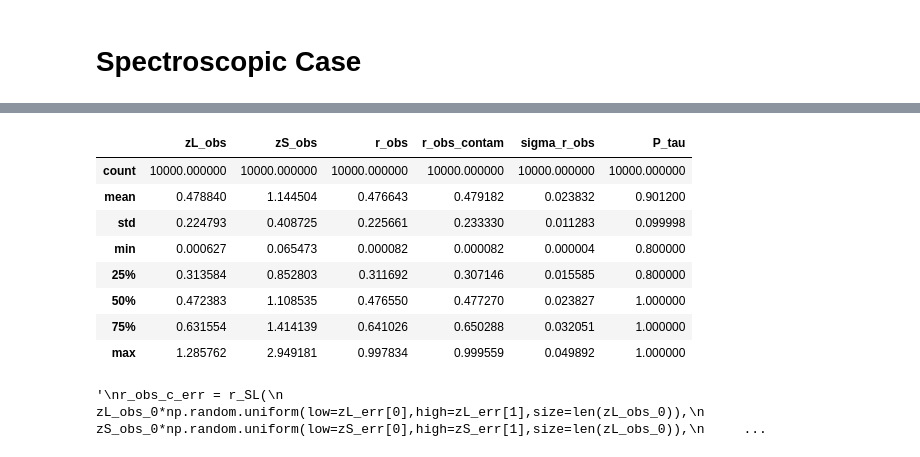
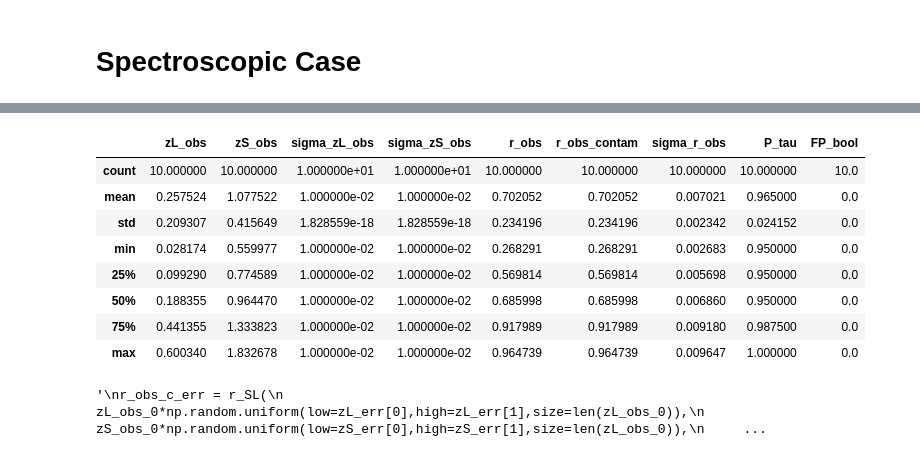
Before and after one commit to P-1884/COSMIC-BEAMS, a Jupyter notebook: spectroscopic.ipynb, the cells around one changed output, grey strips where cells are left out. Saved outputs shown, nothing was run; the diff lists cells and outputs as text; code cells hidden in the pictures.

```diff
--- a/spectroscopic.ipynb
+++ b/spectroscopic.ipynb
@@ -77,59 +96,61 @@ done
 
 repeat_0=True
 
-N_obs = 10000
+N_obs = 10
 zL_obs_0 = []
 zS_obs_0 = []
 repeat_0=True
 while repeat_0:
-    zL_obs_i = truncnorm(-2,np.inf,loc=0.5,scale = 0.25).rvs(size=10*N_obs)
-    zS_obs_i = truncnorm(-2,np.inf,loc=1,scale=0.5).rvs(size=10*N_obs)
+    #Have changed the means of these from (0.5,1) to (0.4,0.8).
+    zL_obs_i = truncnorm(-2,np.inf,loc=0.4,scale = 0.2).rvs(size=10*N_obs)
+    zS_obs_i = truncnorm(-2,np.inf,loc=0.8,scale=0.4).rvs(size=10*N_obs)
     valid_bool = zL_obs_i<zS_obs_i
     zL_obs_i=zL_obs_i[valid_bool]
     zS_obs_i=zS_obs_i[valid_bool]
     if len(zL_obs_i)>=N_obs:
         zL_obs_0 = zL_obs_i[0:N_obs]
         zS_obs_0 = zS_obs_i[0:N_obs]
         assert len(zL_obs_0)==N_obs;assert len(zS_obs_0)==N_obs
         repeat_0=False
 
-Om_fid = 0.3;Ode_fid = 0.7;H0_fid = 70;w_fid = -1.0
+Om_fid = 0.2;Ode_fid = 0.8;H0_fid = 70;w_fid = -1.0
 
 cosmo_type = 'wCDM'
 '''
 NOTE: I think this may currently be incorrect - r_obs_0 should be measured from theta_E and vel_disp, rather than redshifts?
 '''
 if cosmo_type == 'wCDM': r_obs_0 = r_SL(zL_obs_0,zS_obs_0,wCDM(H0=H0_fid,Om0=Om_fid,Ode0=Ode_fid,w0=w_fid))
 if cosmo_type == 'FlatwCDM': r_obs_0 = r_SL(zL_obs_0,zS_obs_0,FlatwCDM(H0=H0_fid,Om0=Om_fid,w0=w_fid))
 if cosmo_type == 'LambdaCDM': r_obs_0 = r_SL(zL_obs_0,zS_obs_0,LambdaCDM(H0=H0_fid,Om0=Om_fid,Ode0=Ode_fid))
 if cosmo_type == 'FlatLambdaCDM': r_obs_0 = r_SL(zL_obs_0,zS_obs_0,FlatLambdaCDM(H0=H0_fid,Om0=Om_fid))
 
 #Breaking the measurements of r_obs if the object is contaminated:
-p_tau_0 = [np.random.choice([0.8,1.0]) for i in range(len(r_obs_0))]
+p_tau_0 = [np.random.choice([1.0,0.95]) for i in range(len(r_obs_0))]
 contaminated_bool_0 = [np.random.choice([0,1],p=[p_tau_0[i],1-p_tau_0[i]]) for i in range(len(r_obs_0))] #Lens = 0
 r_obs_0_contam = [r_obs_0[i] if contaminated_bool_0[i] == 0 else np.random.random() for i in range(len(r_obs_0))]
 
 '''
 Not sure what sigma_r_obs_0 should be if the object is not a lens?
 '''
 
-sigma_r_obs_0 = abs(0.05*r_obs_0)
+sigma_r_obs_0 = abs(0.01*r_obs_0)
 
 db_in = pd.DataFrame({'zL_obs':zL_obs_0,'zS_obs':zS_obs_0,
+                    'sigma_zL_obs':0.01,'sigma_zS_obs':0.01,
                     'r_obs':r_obs_0,'r_obs_contam': r_obs_0_contam,
-                    'sigma_r_obs':sigma_r_obs_0,'P_tau':p_tau_0})
-db_in.head(5)
+                    'sigma_r_obs':sigma_r_obs_0,'P_tau':p_tau_0,'FP_bool':contaminated_bool_0})
+#db_in.head(10)
 db_in.describe()
 # %% [output]
-|  | zL_obs | zS_obs | r_obs | r_obs_contam | sigma_r_obs | P_tau |
-| count | 10000.000000 | 10000.000000 | 10000.000000 | 10000.000000 | 10000.000000 | 10000.000000 |
-| mean | 0.478840 | 1.144504 | 0.476643 | 0.479182 | 0.023832 | 0.901200 |
-| std | 0.224793 | 0.408725 | 0.225661 | 0.233330 | 0.011283 | 0.099998 |
-| min | 0.000627 | 0.065473 | 0.000082 | 0.000082 | 0.000004 | 0.800000 |
-| 25% | 0.313584 | 0.852803 | 0.311692 | 0.307146 | 0.015585 | 0.800000 |
-| 50% | 0.472383 | 1.108535 | 0.476550 | 0.477270 | 0.023827 | 1.000000 |
-| 75% | 0.631554 | 1.414139 | 0.641026 | 0.650288 | 0.032051 | 1.000000 |
-| max | 1.285762 | 2.949181 | 0.997834 | 0.999559 | 0.049892 | 1.000000 |
+|  | zL_obs | zS_obs | sigma_zL_obs | sigma_zS_obs | r_obs | r_obs_contam | sigma_r_obs | P_tau | FP_bool |
+| count | 10.000000 | 10.000000 | 1.000000e+01 | 1.000000e+01 | 10.000000 | 10.000000 | 10.000000 | 10.000000 | 10.0 |
+| mean | 0.257524 | 1.077522 | 1.000000e-02 | 1.000000e-02 | 0.702052 | 0.702052 | 0.007021 | 0.965000 | 0.0 |
+| std | 0.209307 | 0.415649 | 1.828559e-18 | 1.828559e-18 | 0.234196 | 0.234196 | 0.002342 | 0.024152 | 0.0 |
+| min | 0.028174 | 0.559977 | 1.000000e-02 | 1.000000e-02 | 0.268291 | 0.268291 | 0.002683 | 0.950000 | 0.0 |
+| 25% | 0.099290 | 0.774589 | 1.000000e-02 | 1.000000e-02 | 0.569814 | 0.569814 | 0.005698 | 0.950000 | 0.0 |
+| 50% | 0.188355 | 0.964470 | 1.000000e-02 | 1.000000e-02 | 0.685998 | 0.685998 | 0.006860 | 0.950000 | 0.0 |
+| 75% | 0.441355 | 1.333823 | 1.000000e-02 | 1.000000e-02 | 0.917989 | 0.917989 | 0.009180 | 0.987500 | 0.0 |
+| max | 0.600340 | 1.832678 | 1.000000e-02 | 1.000000e-02 | 0.964739 | 0.964739 | 0.009647 | 1.000000 | 0.0 |
 # %%
 zL_err = [0.99,1.01]
 zS_err = [0.99,1.01]
```
Also changed, not shown: parts of 12 cells of this notebook, 3 other files.
